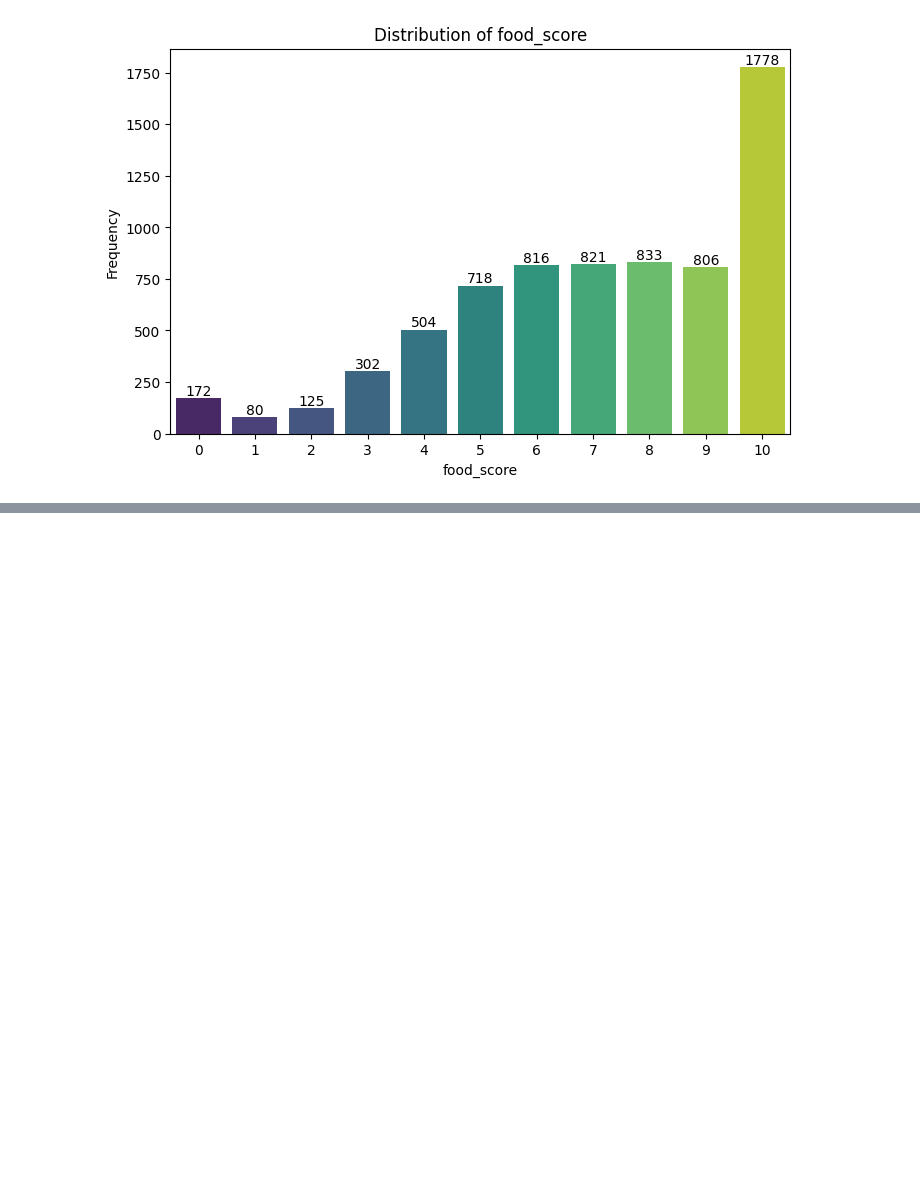
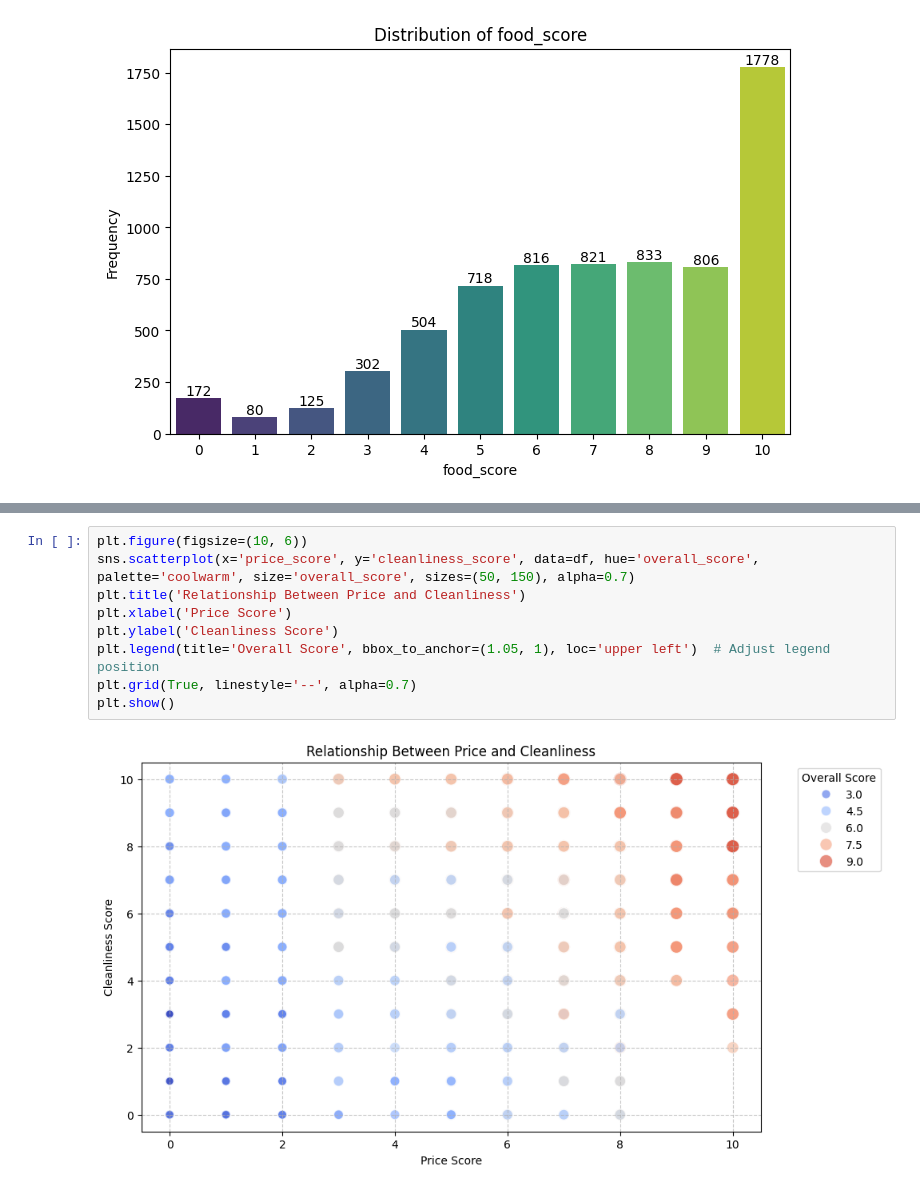
Before and after one commit to WillowStevens/pod-project, a Jupyter notebook: HotelDivago.ipynb, the cells around one changed output, grey strips where cells are left out. Saved outputs shown, nothing was run; the diff lists cells and outputs as text; blank space fills up the shorter version.

```diff
--- a/HotelDivago.ipynb
+++ b/HotelDivago.ipynb
@@ -159,0 +170,11 @@ Passing `palette` without assigning `hue` is deprecated and will be removed in v
+# %%
+plt.figure(figsize=(10, 6))
+sns.scatterplot(x='price_score', y='cleanliness_score', data=df, hue='overall_score', palette='coolwarm', size='overall_score', sizes=(50, 150), alpha=0.7)
+plt.title('Relationship Between Price and Cleanliness')
+plt.xlabel('Price Score')
+plt.ylabel('Cleanliness Score')
+plt.legend(title='Overall Score', bbox_to_anchor=(1.05, 1), loc='upper left')  # Adjust legend position
+plt.grid(True, linestyle='--', alpha=0.7)
+plt.show()
+# %% [output]
+[figure, added]
```
Also changed, not shown: parts of 1 cell of this notebook.
